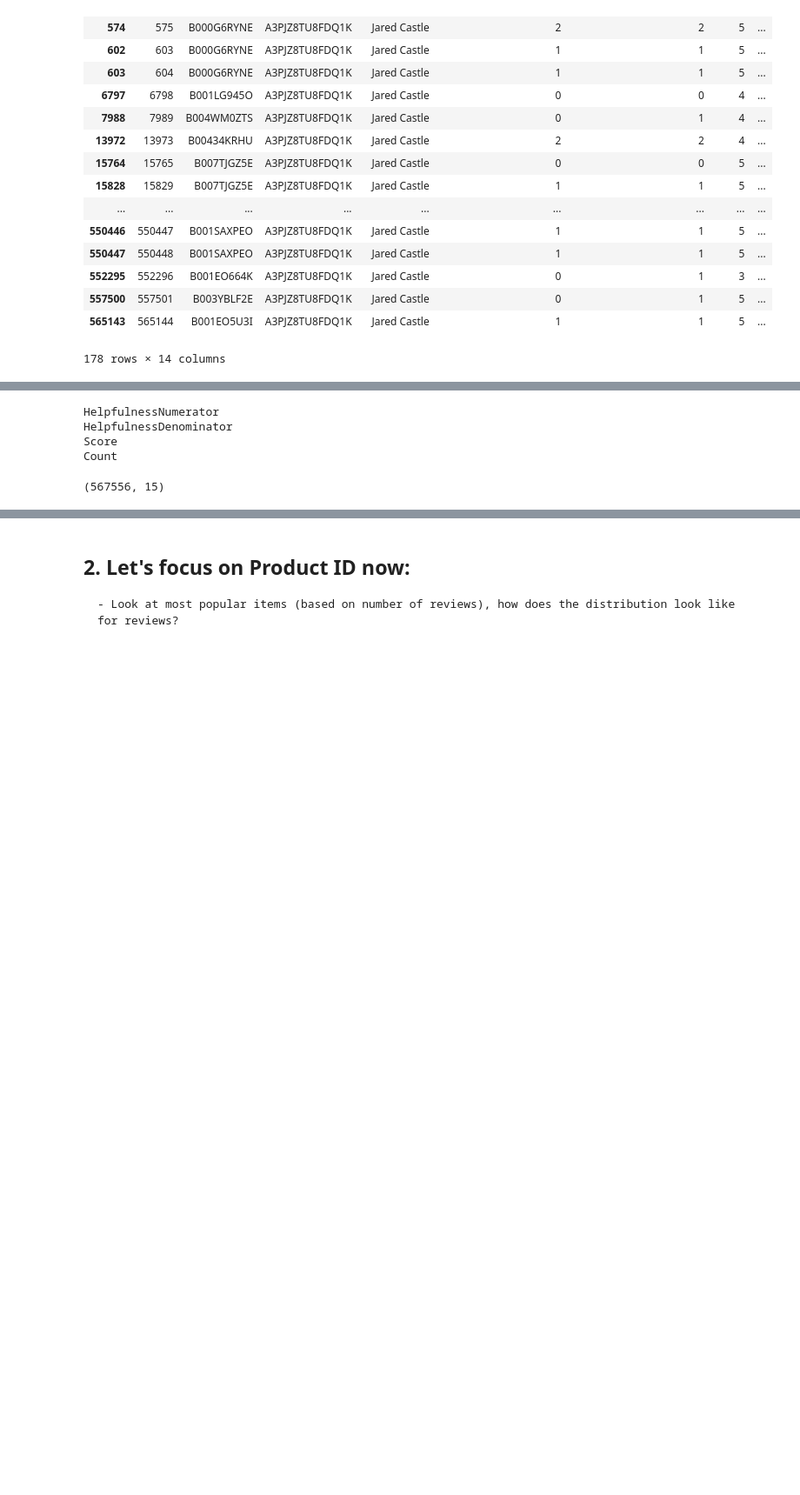
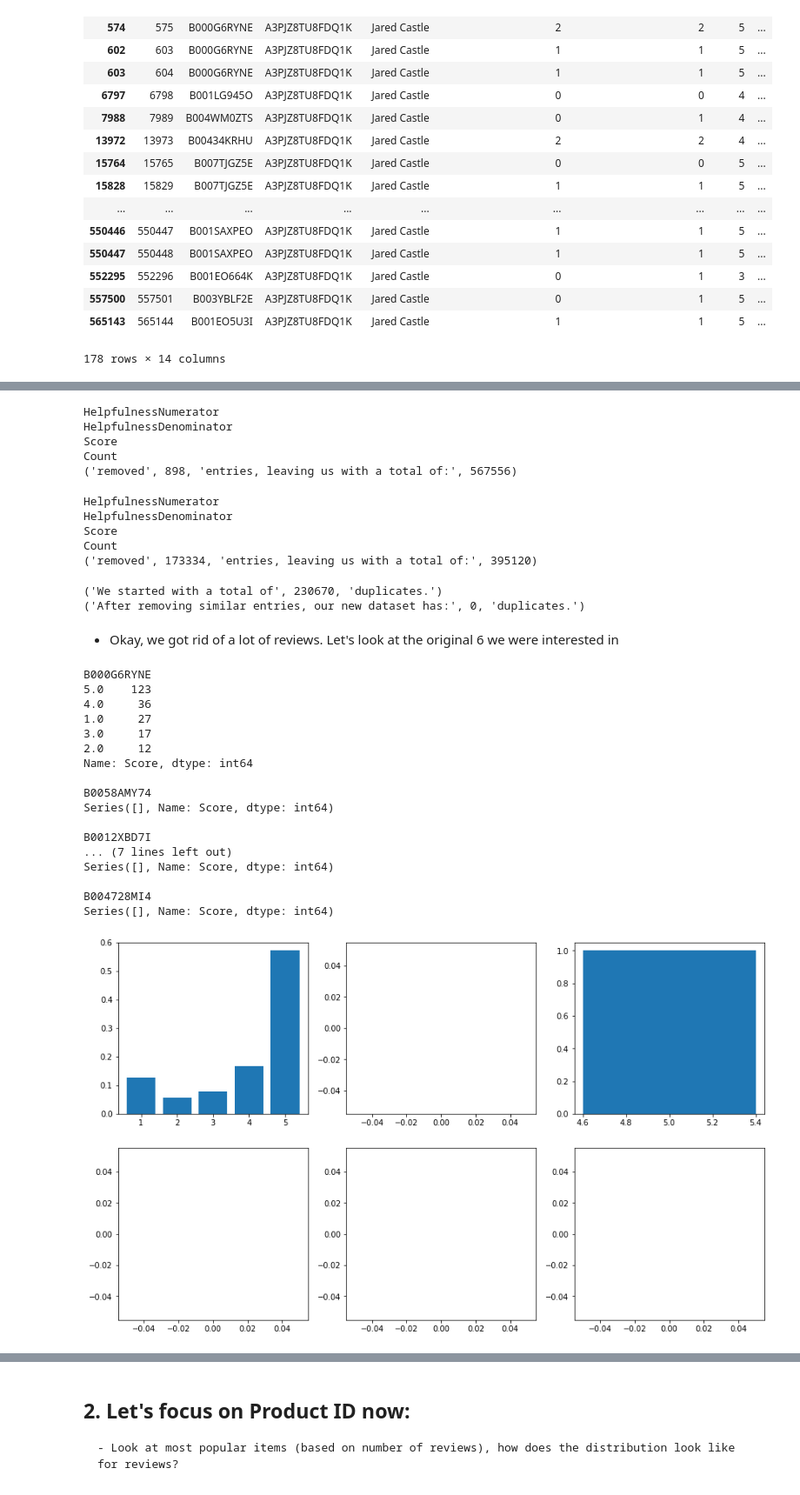
Before and after one commit to MintMin/AmazonReviewsAnalysis, a Jupyter notebook: Nic/Week 1 Nic's Exploratory Analysis.ipynb, the cells around one changed output, grey strips where cells are left out. Shown: that part at 87% size. Drawn from its saved outputs; the diff is of its cells as text; code cells hidden in the pictures; blank space fills up the shorter version.

Commit message:
Some cleaning up in the original file

```diff
--- a/Nic/Week 1 Nic's Exploratory Analysis.ipynb
+++ b/Nic/Week 1 Nic's Exploratory Analysis.ipynb
@@ -328,0 +280,6 @@ Name: Text, dtype: object
+# %%
+for i in potentialDupeProducts:
+    print(i)
+    x = reviews[(reviews.ProductId == i) & (reviews.Score == 2)].Text
+    print(x)
+    print('')
@@ -329,19 +313,82 @@ Name: Text, dtype: object
+# %%
+cleanReviews = reviews.copy()
 # %%
 columns = ['HelpfulnessNumerator', 'HelpfulnessDenominator', 'Score', 'Count'] # Where Count is the number of duplciates
 for i in columns:
     print(i)
     if(i == 'Count'):
-        reviews[i] = reviews.groupby(['UserId','ProductId','Summary','Text'])['Score'].transform('count')
+        cleanReviews[i] = cleanReviews.groupby(['UserId','ProductId','Summary','Text'])['Score'].transform('count')
     else:
-        reviews[i] = reviews.groupby(['UserId','ProductId','Summary','Text'])[i].transform('mean')
+        cleanReviews[i] = cleanReviews.groupby(['UserId','ProductId','Summary','Text'])[i].transform('mean')
 
 # Now, remove duplicates, and keep first entry
-reviews.drop_duplicates(subset = ['UserId', 'ProductId', 'Summary', 'Text'],
+cleanReviews.drop_duplicates(subset = ['UserId', 'ProductId', 'Summary', 'Text'],
                      keep = 'first', inplace = True)
-reviews.shape
+print('removed',reviews.shape[0] - cleanReviews.shape[0], 'entries, leaving us with a total of:', cleanReviews.shape[0])
 # %% [output]
 HelpfulnessNumerator
 HelpfulnessDenominator
 Score
 Count
+('removed', 898, 'entries, leaving us with a total of:', 567556)
-(567556, 15)
+# %%
+# If we remove duplicates of user and reviews, that should account for almost all of them
+for i in columns:
+    print(i)
+    if(i == 'Count'):
+        cleanReviews[i] = cleanReviews.groupby(['UserId','ProductId','Summary','Text'])['Score'].transform('count')
+    else:
+        cleanReviews[i] = cleanReviews.groupby(['UserId','ProductId','Summary','Text'])[i].transform('mean')
+
+# Now, remove duplicates, and keep first entry
+cleanReviews.drop_duplicates(subset = ['UserId', 'Time','Summary', 'Text'],
+                     keep = 'first', inplace = True)
+print('removed',reviews.shape[0] - cleanReviews.shape[0], 'entries, leaving us with a total of:', cleanReviews.shape[0])
+# %% [output]
+HelpfulnessNumerator
+HelpfulnessDenominator
+Score
+Count
+('removed', 173334, 'entries, leaving us with a total of:', 395120)
+# %%
+pre = reviews[reviews.duplicated(['UserId','Time','Text', 'Summary'],keep = False)]
+post = cleanReviews[cleanReviews.duplicated(['UserId','Time','Text', 'Summary'],keep = False)]
+print('We started with a total of', pre.shape[0], 'duplicates.')
+print('After removing similar entries, our new dataset has:', post.shape[0], 'duplicates.')
+# %% [output]
+('We started with a total of', 230670, 'duplicates.')
+('After removing similar entries, our new dataset has:', 0, 'duplicates.')
+# %% [markdown]
+- Okay, we got rid of a lot of reviews. Let's look at the original 6 we were interested in
+# %%
+fig, axes = plt.subplots(nrows=2, ncols=3, figsize=(15, 9))
+count = 0
+for i in potentialDupeProducts:
+    x = reviews[reviews['ProductId'] == i].Score
+    print(i)
+    print(x.value_counts())
+    print('')
+    freqs = frequencies(x)
+    probs = probabilities(x, freqs)
+    x_axis = list(set(x))
+    axes[count / 3, count%3].bar(x_axis, probs)
+    count += 1
+# %% [output]
+B000G6RYNE
+5.0    123
+4.0     36
+1.0     27
+3.0     17
+2.0     12
+Name: Score, dtype: int64
+
+B0058AMY74
+Series([], Name: Score, dtype: int64)
+
+B0012XBD7I
+... (7 lines left out)
+Series([], Name: Score, dtype: int64)
+
+B004728MI4
+Series([], Name: Score, dtype: int64)
+[figure, added]
```
Also changed, not shown: parts of 32 cells of this notebook.
